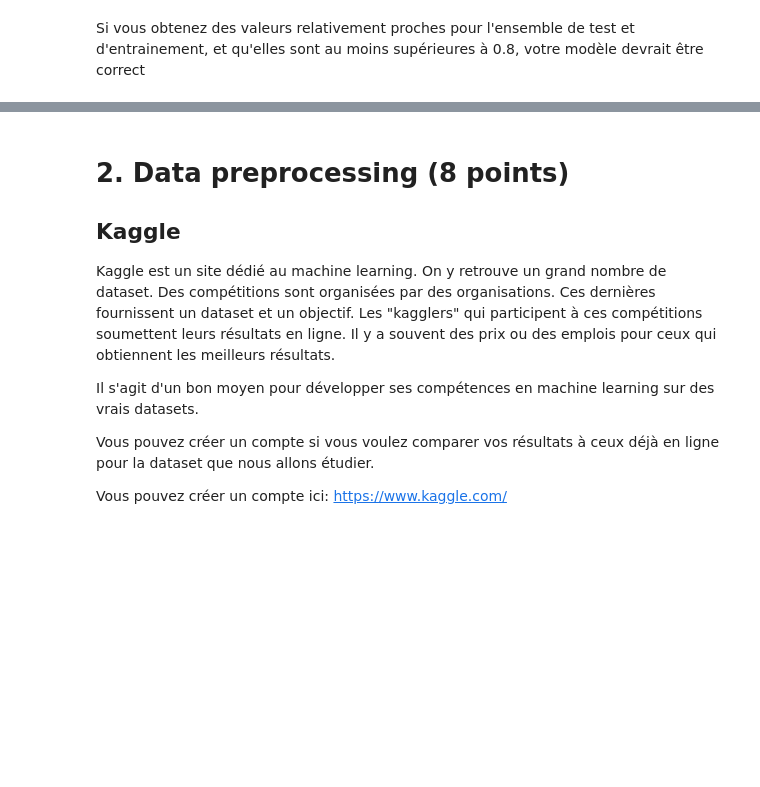
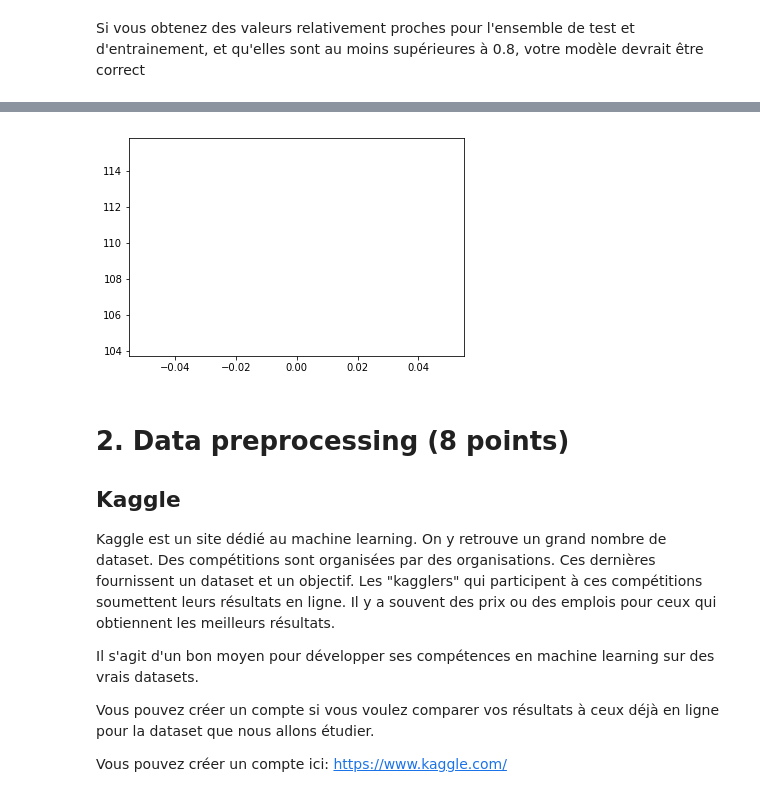
Before and after one commit to takla21/AI, a Jupyter notebook: TP3/TP3_FR.ipynb, the cells around one changed output, grey strips where cells are left out. Cells and saved outputs as stored; diff of their text form; code cells hidden in the pictures; blank space fills up the shorter version.

```diff
--- a/TP3/TP3_FR.ipynb
+++ b/TP3/TP3_FR.ipynb
@@ -335,8 +338,10 @@ print("test : "+ str(precision_recall_fscore_support(y_test, test_p,average = "m
 # %%
-# import matplotlib.pyplot as plt
+ import matplotlib.pyplot as plt
 
-# plt.plot(cl.losses_)
-# plt.show()
+ plt.plot(cl.losses_)
+ plt.show()
+# %% [output]
+[figure, added]
 # %% [markdown]
 # 2. Data preprocessing (8 points)
 
```
Also changed, not shown: parts of 12 cells of this notebook, 3 other files.
